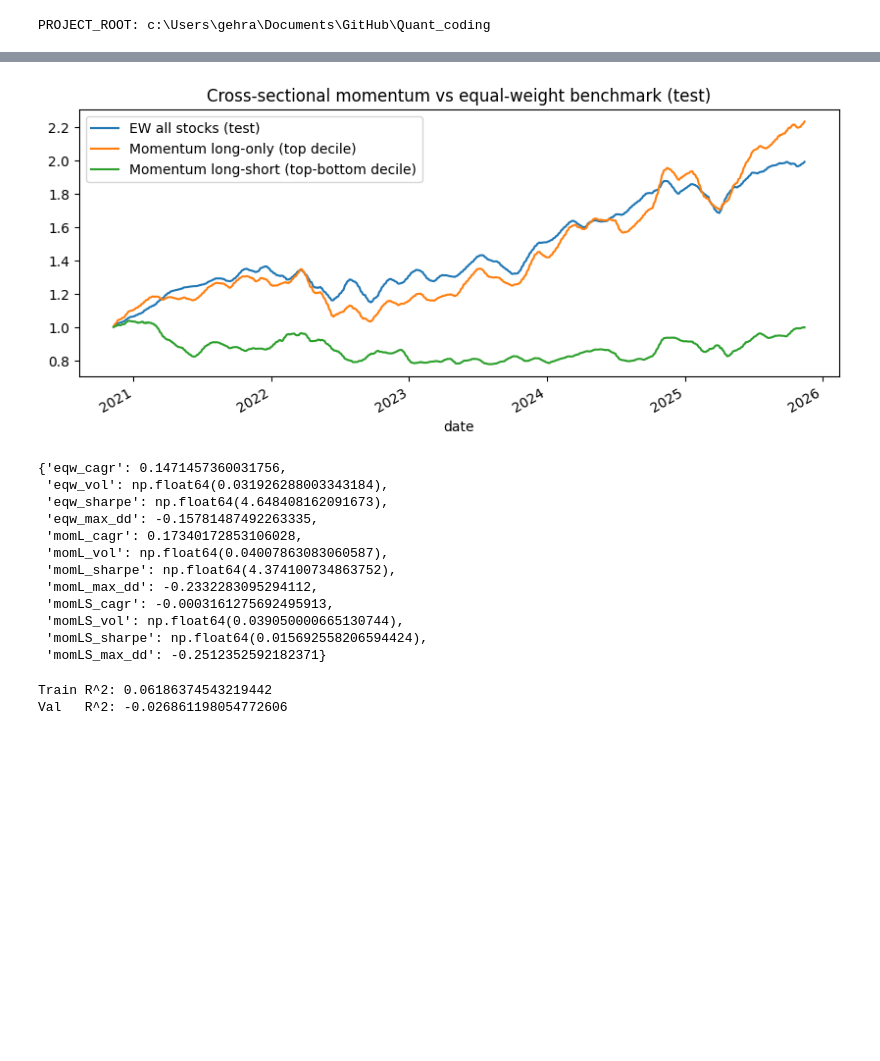
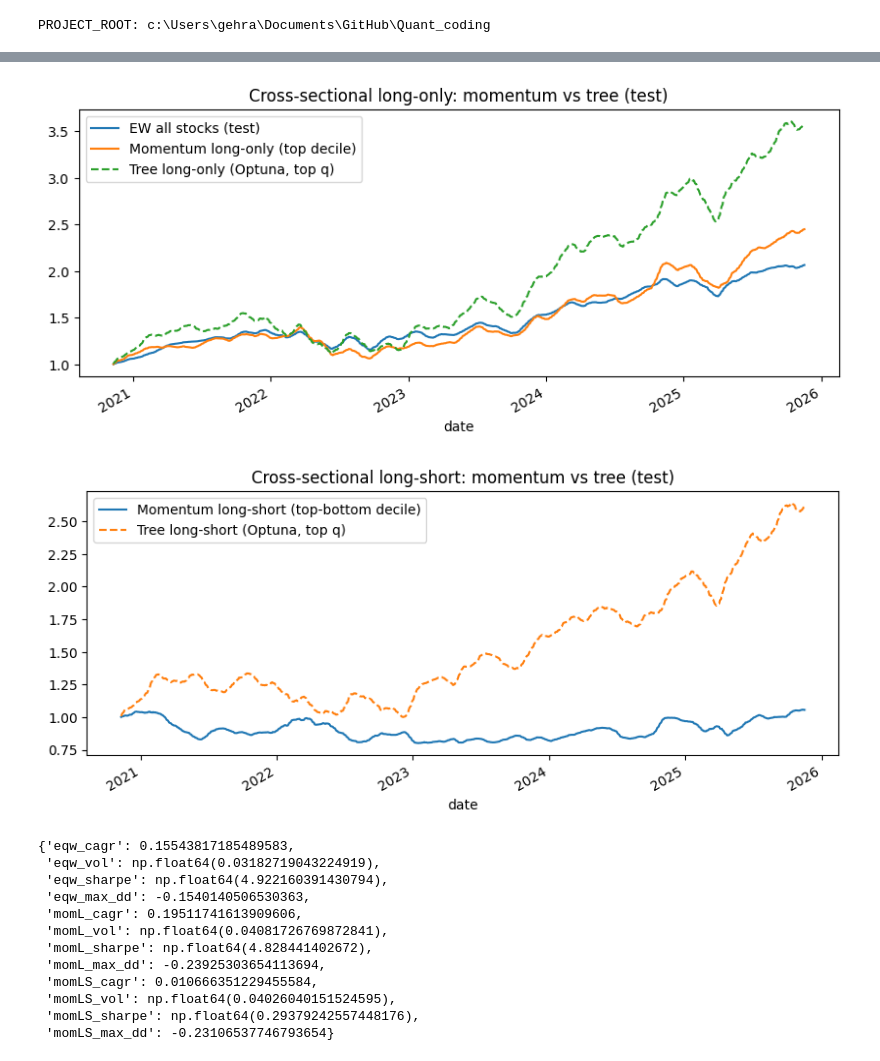
Before and after one commit to ML-Enthusiast-de/Quant_coding, a Jupyter notebook: notebooks/04_cross_sectional_sp500.ipynb, the cells around one changed output, grey strips where cells are left out. Cells and saved outputs as stored; diff of their text form; code cells hidden in the pictures; blank space fills up the shorter version.

Commit message:
Added Optune Hyperparametertuning for SP500 tree

```diff
--- a/notebooks/04_cross_sectional_sp500.ipynb
+++ b/notebooks/04_cross_sectional_sp500.ipynb
@@ -26,7 +36,7 @@ from src.signals_cross import (
 PROJECT_ROOT: c:\Users\gehra\Documents\GitHub\Quant_coding
 # %%
 # Load SP500 panel, as long as we can reasonably go
-prices = load_sp500_adj_close(start="2000-01-01")
+
 prices = load_sp500_adj_close(start="2000-01-01", force_download=True)
 
 prices.info()
@@ -149,0 +272,6 @@ signals_test.head()
+# %%
+study_tree_cs = optuna.create_study(direction="minimize")
+study_tree_cs.optimize(objective_tree_cs, n_trials=20)
+
+print("Best params:", study_tree_cs.best_params)
+print("Best value (negative Sharpe):", study_tree_cs.best_value)
@@ -207,64 +385,62 @@ from src.backtest import (
 
 equity_eqw     = equity_curve_from_returns(eqw_returns)
 equity_mom_L   = equity_curve_from_returns(mom_long_returns)
 equity_mom_LS  = equity_curve_from_returns(mom_ls_returns)
 
+# Equity curves for the Optuna-tuned tree strategy
+equity_tree_L_opt  = equity_curve_from_returns(tree_long_daily)
+equity_tree_LS_opt = equity_curve_from_returns(tree_ls_daily)
+
+
+
+
+# Long-only: EW vs momentum vs tree (Optuna)
 plt.figure(figsize=(10, 4))
 equity_eqw.plot(label="EW all stocks (test)")
 equity_mom_L.plot(label="Momentum long-only (top decile)")
+equity_tree_L_opt.plot(label="Tree long-only (Optuna, top q)", linestyle="--")
+plt.legend()
+plt.title("Cross-sectional long-only: momentum vs tree (test)")
+plt.show()
+
+# Long-short: momentum vs tree (Optuna)
+plt.figure(figsize=(10, 4))
 equity_mom_LS.plot(label="Momentum long-short (top-bottom decile)")
+equity_tree_LS_opt.plot(label="Tree long-short (Optuna, top q)", linestyle="--")
 plt.legend()
-plt.title("Cross-sectional momentum vs equal-weight benchmark (test)")
+plt.title("Cross-sectional long-short: momentum vs tree (test)")
 plt.show()
+
 
 metrics_cs = {
     "eqw_cagr":     cagr(equity_eqw),
     "eqw_vol":      annualized_vol(eqw_returns),
     "eqw_sharpe":   sharpe_ratio(eqw_returns),
     "eqw_max_dd":   max_drawdown(equity_eqw),
 
     "momL_cagr":    cagr(equity_mom_L),
     "momL_vol":     annualized_vol(mom_long_returns),
     "momL_sharpe":  sharpe_ratio(mom_long_returns),
     "momL_max_dd":  max_drawdown(equity_mom_L),
 
     "momLS_cagr":   cagr(equity_mom_LS),
     "momLS_vol":    annualized_vol(mom_ls_returns),
     "momLS_sharpe": sharpe_ratio(mom_ls_returns),
     "momLS_max_dd": max_drawdown(equity_mom_LS),
 }
 metrics_cs
 # %% [output]
-[figure, old version]
+[figure, new version]
+[figure, added]
-{'eqw_cagr': 0.1471457360031756,
- 'eqw_vol': np.float64(0.031926288003343184),
- 'eqw_sharpe': np.float64(4.648408162091673),
- 'eqw_max_dd': -0.15781487492263335,
- 'momL_cagr': 0.17340172853106028,
- 'momL_vol': np.float64(0.04007863083060587),
- 'momL_sharpe': np.float64(4.374100734863752),
- 'momL_max_dd': -0.2332283095294112,
- 'momLS_cagr': -0.0003161275692495913,
- 'momLS_vol': np.float64(0.039050000665130744),
- 'momLS_sharpe': np.float64(0.015692558206594424),
- 'momLS_max_dd': -0.2512352592182371}
+{'eqw_cagr': 0.15543817185489583,
+ 'eqw_vol': np.float64(0.03182719043224919),
+ 'eqw_sharpe': np.float64(4.922160391430794),
+ 'eqw_max_dd': -0.1540140506530363,
+ 'momL_cagr': 0.19511741613909606,
+ 'momL_vol': np.float64(0.04081726769872841),
+ 'momL_sharpe': np.float64(4.828441402672),
+ 'momL_max_dd': -0.23925303654113694,
+ 'momLS_cagr': 0.010666351229455584,
+ 'momLS_vol': np.float64(0.04026040151524595),
+ 'momLS_sharpe': np.float64(0.29379242557448176),
+ 'momLS_max_dd': -0.23106537746793654}
-# %%
-from sklearn.ensemble import HistGradientBoostingRegressor
-
-# --- Cross-sectional tree regressor baseline ---
-
-tree_cs = HistGradientBoostingRegressor(
-    max_depth=5,
-    learning_rate=0.05,
-    max_iter=300,
-    min_samples_leaf=50,
-    random_state=42,
-)
-
-tree_cs.fit(X_train, y_train)
-
-print("Train R^2:", tree_cs.score(X_train, y_train))
-print("Val   R^2:", tree_cs.score(X_val,   y_val))
-# %% [output]
-Train R^2: 0.06186374543219442
-Val   R^2: -0.026861198054772606
```
Also changed, not shown: parts of 16 cells of this notebook.
